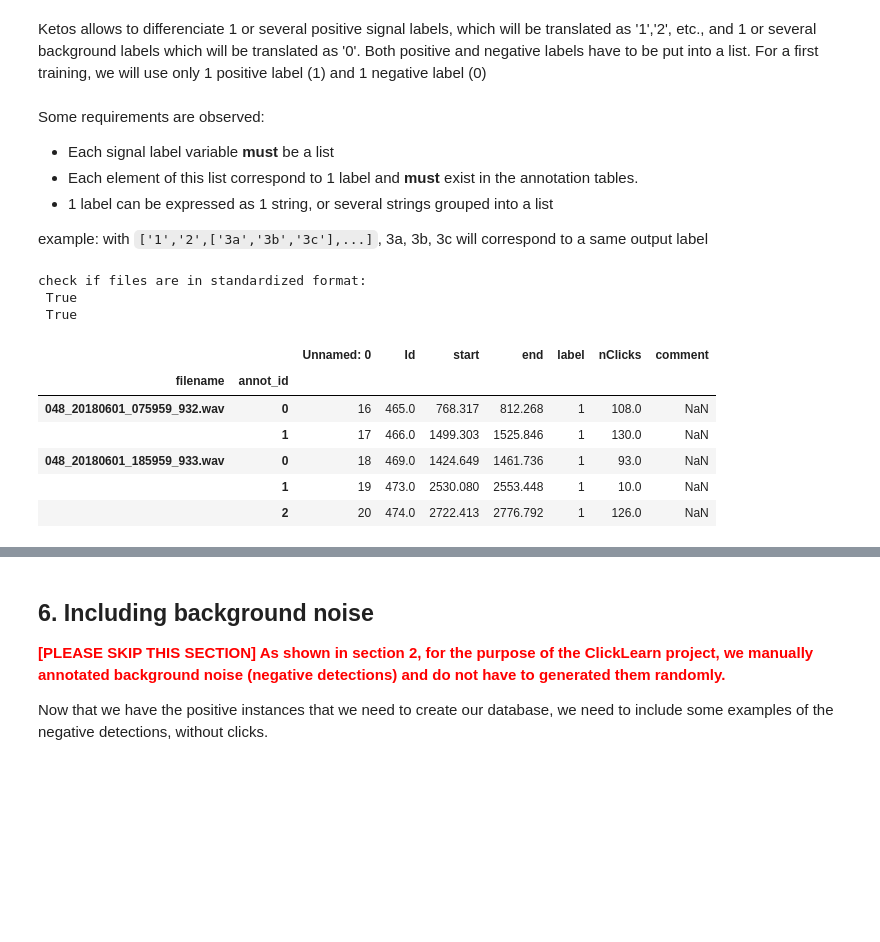
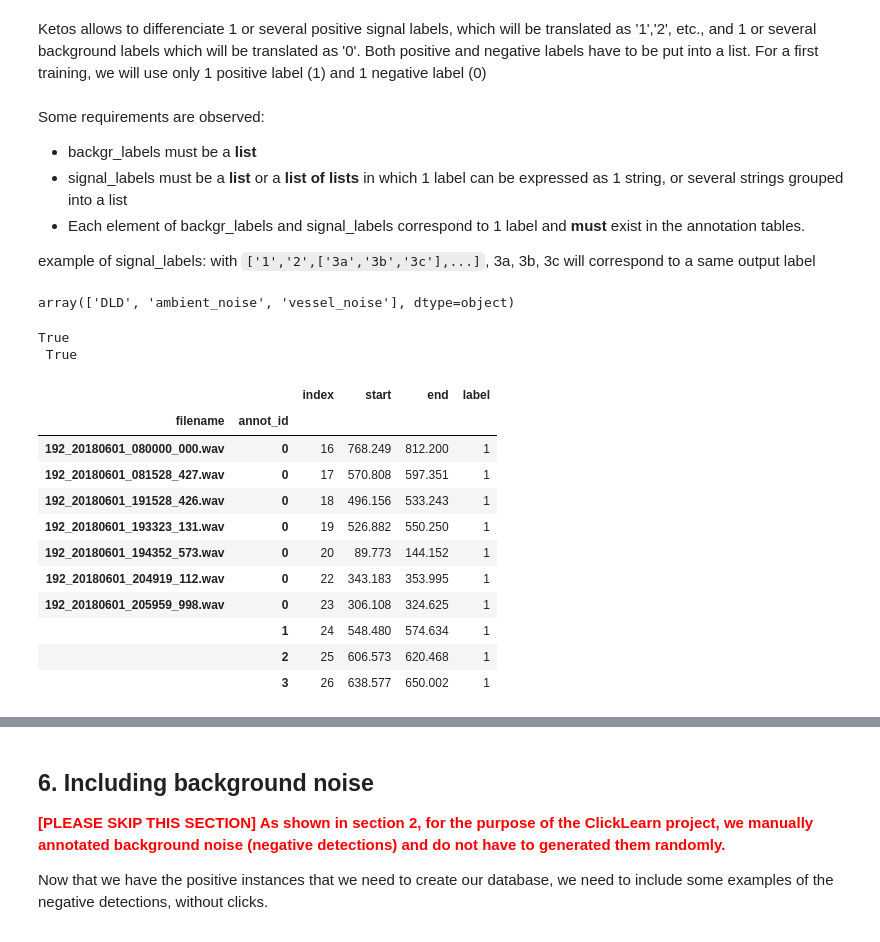
Before and after one commit to ArnaudFelin/ClickLearn_DSTI_Project, a Jupyter notebook: Data_preparation/database_creation_from_pamguard_csv/database_creation_pamguard.ipynb, the cells around one changed output, grey strips where cells are left out. Cells and saved outputs as stored; diff of their text form; code cells hidden in the pictures; blank space fills up the shorter version.

````diff
--- a/Data_preparation/database_creation_from_pamguard_csv/database_creation_pamguard.ipynb
+++ b/Data_preparation/database_creation_from_pamguard_csv/database_creation_pamguard.ipynb
@@ -349,0 +440,8 @@ positive_annotations_df.head(5)
+# %%
+negative_annotations_df = pamguard_events_annotations_csv_to_df(
+    negative_csv_events_path,
+    wav_df,
+    events_subsampling_option = 0
+)
+
+negative_annotations_df
@@ -367,6 +472,0 @@ We will use this dataframe later in this notebook to build background noise labe
-# %%
-negative_annotations_df = pd.read_csv(negative_csv_events_path, sep=";")
-negative_annotations_df.head(5)
-
-# annotations_df_no_subsample = pamguard_events_annotations_csv_to_df(csv_events_path, events_subsampling_option = 0)
-# annotations_df_no_subsample.head(5)
@@ -416,0 +544,11 @@ negative_annotations_df_test = pd.read_csv(csv_negative_events_annotations_test_
+# %%
+# std_annot_train_events = subsample_dataframe(std_events_annot_df, 0.7)[0]
+# std_annot_test_events = subsample_dataframe(std_events_annot_df, 0.7)[1]
+positive_subsampling = subsample_dataframe(positive_annotations_df, 0.8)
+positive_annotations_df_train, positive_annotations_df_test = positive_subsampling[0], positive_subsampling[1]
+
+negative_subsampling = subsample_dataframe(negative_annotations_df, 0.8)
+negative_annotations_df_train, negative_annotations_df_test = negative_subsampling[0], negative_subsampling[1]
+
+print(positive_annotations_df_train.shape, positive_annotations_df_test.shape)
+print(negative_annotations_df_train.shape, negative_annotations_df_test.shape)
@@ -565,15 +708,22 @@ We now standardize train and test annotation files for Ketos.
 Ketos allows to differenciate 1 or several positive signal labels, which will be translated as '1','2', etc., and 1 or several background labels which will be translated as '0'. Both positive and negative labels have to be put into a list. For a first training, we will use only 1 positive label (1) and 1 negative label (0)
 # %% [markdown]
 Some requirements are observed:
-* Each signal label variable **must** be a list
-* Each element of this list correspond to 1 label and **must** exist in the annotation tables.
-* 1 label can be expressed as 1 string, or several strings grouped into a list
+* backgr_labels must be a **list**
+* signal_labels must be a **list** or a **list of lists** in which 1 label can be expressed as 1 string, or several strings grouped into a list
+* Each element of backgr_labels and signal_labels correspond to 1 label and **must** exist in the annotation tables.
 
-example: with ```['1','2',['3a','3b','3c'],...]```, 3a, 3b, 3c will correspond to a same output label
+example of signal_labels: with ```['1','2',['3a','3b','3c'],...]```, 3a, 3b, 3c will correspond to a same output label
+# %%
+annotations_df_test.label.unique()
+# %% [output]
+array(['DLD', 'ambient_noise', 'vessel_noise'], dtype=object)
 # %%
 ketos_signal_labels = [['dolphin_click', 'DLP', 'DLD']]
+ketos_backgr_labels = ['ambient_noise', 'vessel_noise']
+
+# old settings:
 # ketos_signal_labels_all = [['dolphin_click', 'DLP', 'SWC', 'SWB', 'Vn', 'NOTE', 'DLD', 'Vt', 'No']]
-ketos_backgr_labels = ['other'] # CHANGE TO ['other']
+# ketos_backgr_labels = ['other']
 # %%
 # standardize and check all annotation tables
 
@@ -591,21 +741,28 @@ std_annot_test_df = sl.standardize(
     trim_table=False
 )
 
-print('check if files are in standardized format:\n',
-      sl.is_standardized(std_annot_train_df), '\n',
-     sl.is_standardized(std_annot_test_df))
+# print('check if files are in standardized format:\n',
+print(
+    sl.is_standardized(std_annot_train_df),
+    '\n',
+    sl.is_standardized(std_annot_test_df)
+)
 # %% [output]
-check if files are in standardized format:
+True
  True
- True
 # %%
-std_annot_train_df.head(5)
+std_annot_train_df.head(10)
 # %% [output]
-|  |  | Unnamed: 0 | Id | start | end | label | nClicks | comment |
-| filename | annot_id |  |  |  |  |  |  |  |
-| 048_20180601_075959_932.wav | 0 | 16 | 465.0 | 768.317 | 812.268 | 1 | 108.0 | NaN |
-|  | 1 | 17 | 466.0 | 1499.303 | 1525.846 | 1 | 130.0 | NaN |
-| 048_20180601_185959_933.wav | 0 | 18 | 469.0 | 1424.649 | 1461.736 | 1 | 93.0 | NaN |
-|  | 1 | 19 | 473.0 | 2530.080 | 2553.448 | 1 | 10.0 | NaN |
-|  | 2 | 20 | 474.0 | 2722.413 | 2776.792 | 1 | 126.0 | NaN |
+|  |  | index | start | end | label |
+| filename | annot_id |  |  |  |  |
+| 192_20180601_080000_000.wav | 0 | 16 | 768.249 | 812.200 | 1 |
+| 192_20180601_081528_427.wav | 0 | 17 | 570.808 | 597.351 | 1 |
+| 192_20180601_191528_426.wav | 0 | 18 | 496.156 | 533.243 | 1 |
+| 192_20180601_193323_131.wav | 0 | 19 | 526.882 | 550.250 | 1 |
+| 192_20180601_194352_573.wav | 0 | 20 | 89.773 | 144.152 | 1 |
+| 192_20180601_204919_112.wav | 0 | 22 | 343.183 | 353.995 | 1 |
+| 192_20180601_205959_998.wav | 0 | 23 | 306.108 | 324.625 | 1 |
+|  | 1 | 24 | 548.480 | 574.634 | 1 |
+|  | 2 | 25 | 606.573 | 620.468 | 1 |
+|  | 3 | 26 | 638.577 | 650.002 | 1 |
 # %%
````
Also changed, not shown: parts of 56 cells of this notebook.
